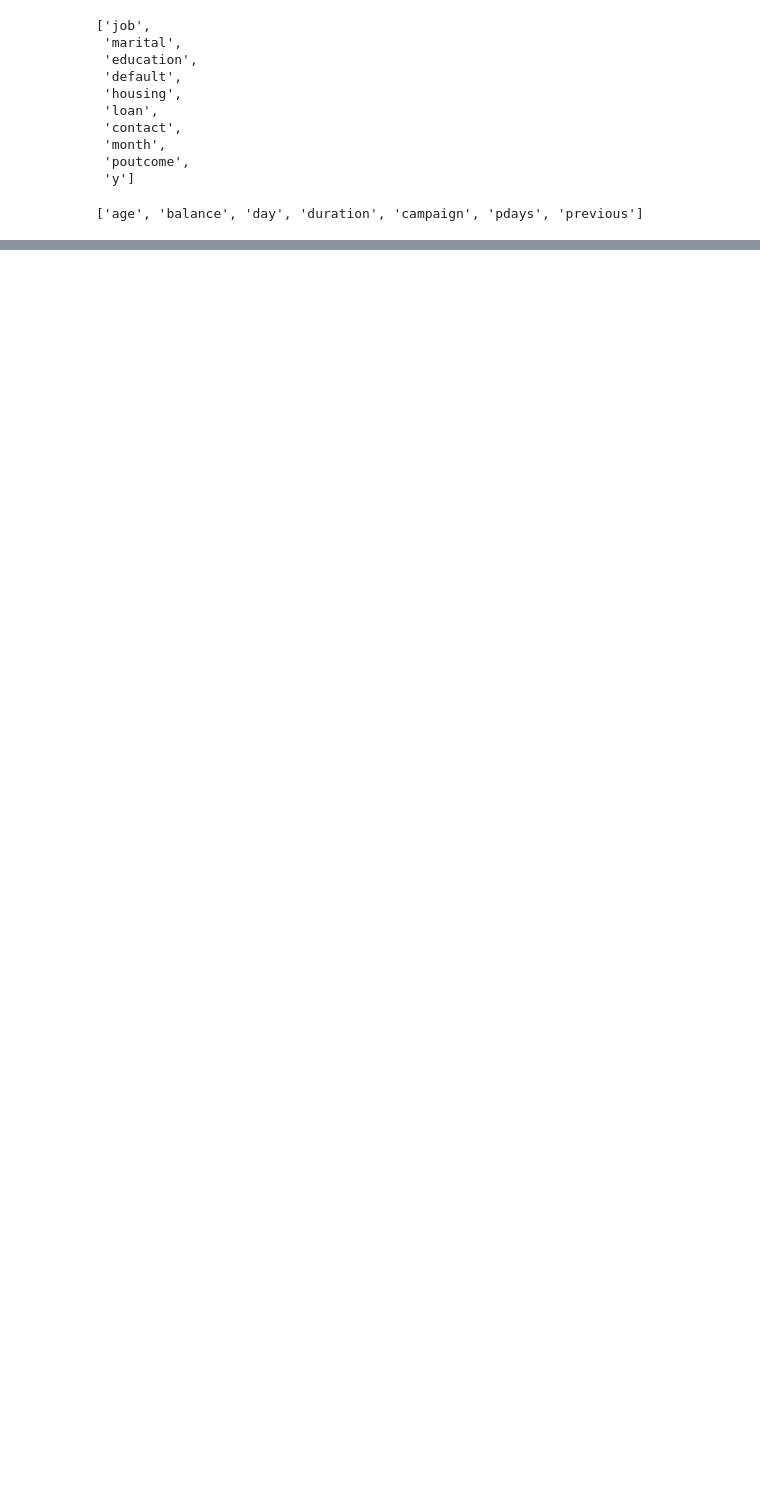
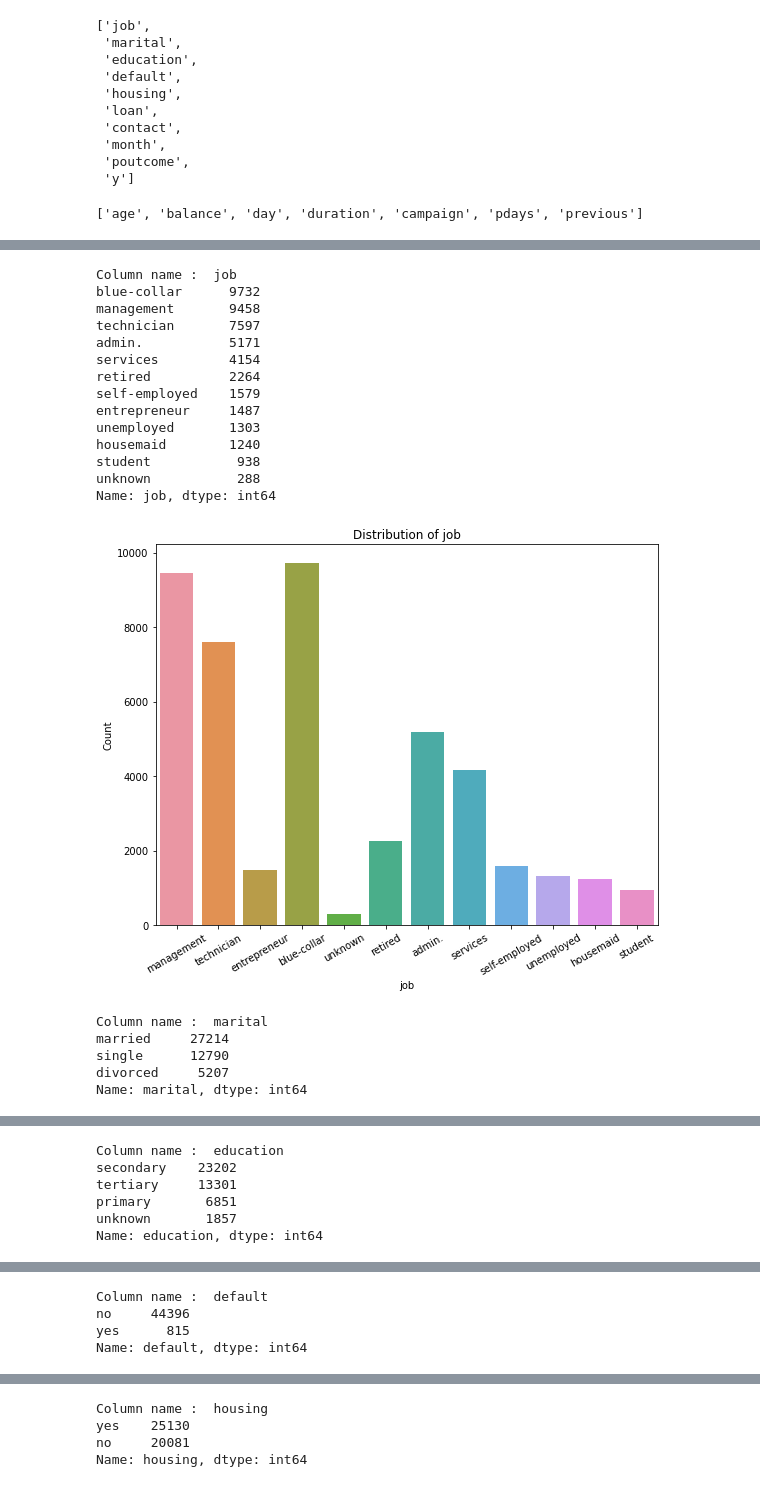
Before and after one commit to dongrepranali/Bank-Marketing-Effectiveness-Prediction, a Jupyter notebook: Bank_Marketing_Effectiveness_Prediction_Capstone_Project.ipynb, the cells around one changed output, grey strips where cells are left out. Drawn from its saved outputs; the diff is of its cells as text; code cells hidden in the pictures; blank space fills up the shorter version.

```diff
--- a/Bank_Marketing_Effectiveness_Prediction_Capstone_Project.ipynb
+++ b/Bank_Marketing_Effectiveness_Prediction_Capstone_Project.ipynb
@@ -228,0 +271,33 @@ continuous_feature
+# %%
+#Countplot of categorical features
+for col in categorical_feature:
+  print('Column name : ' , col)
+  print(data[col].value_counts())
+  plt.figure(figsize=(9,7))
+  sns.countplot(x = data[col])
+  plt.xlabel(col)
+  plt.ylabel('Count')
+  plt.title("Distribution of {}".format(col))
+  plt.xticks(rotation=30)
+  plt.show()
+# %% [output]
+Column name :  job
+blue-collar      9732
+management       9458
+technician       7597
+admin.           5171
+services         4154
+retired          2264
+self-employed    1579
+entrepreneur     1487
+unemployed       1303
+housemaid        1240
+student           938
+unknown           288
+Name: job, dtype: int64
+[figure, added]
+Column name :  marital
+married     27214
+single      12790
+divorced     5207
+Name: marital, dtype: int64
@@ -228,0 +305,6 @@ continuous_feature
+Column name :  education
+secondary    23202
+tertiary     13301
+primary       6851
+unknown       1857
+Name: education, dtype: int64
@@ -228,0 +312,4 @@ continuous_feature
+Column name :  default
+no     44396
+yes      815
+Name: default, dtype: int64
@@ -228,0 +317,4 @@ continuous_feature
+Column name :  housing
+yes    25130
+no     20081
+Name: housing, dtype: int64
```
Also changed, not shown: parts of 22 cells of this notebook.
